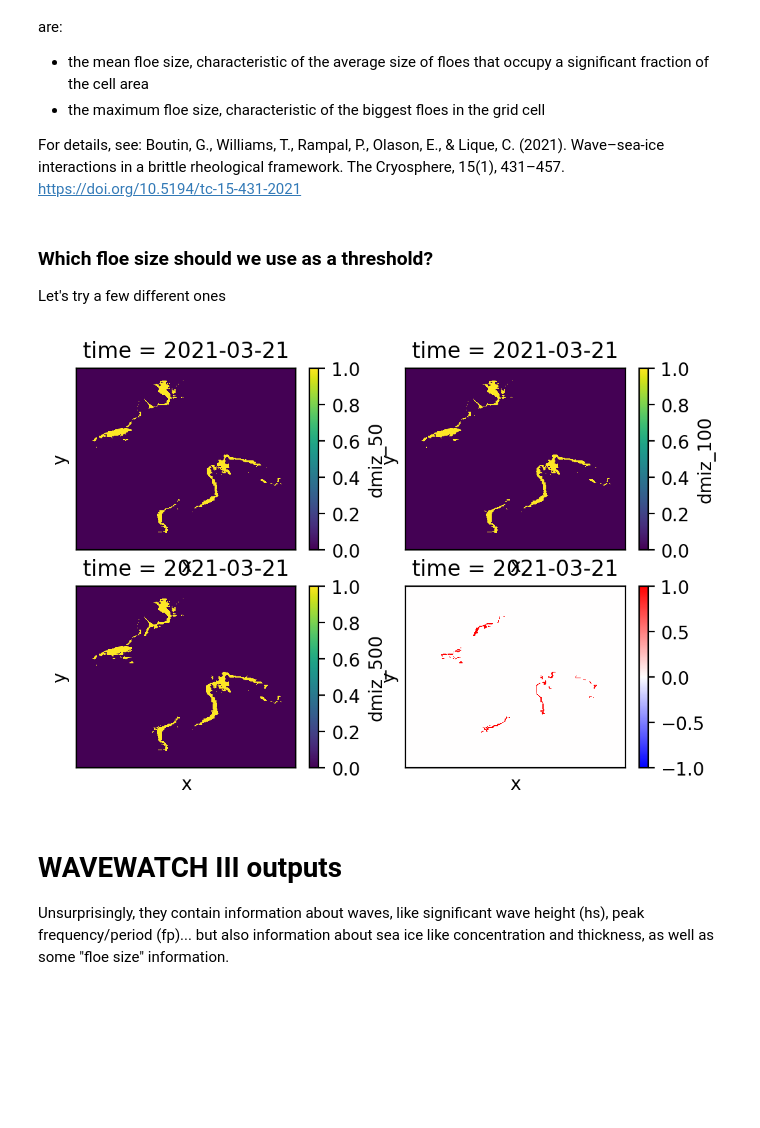
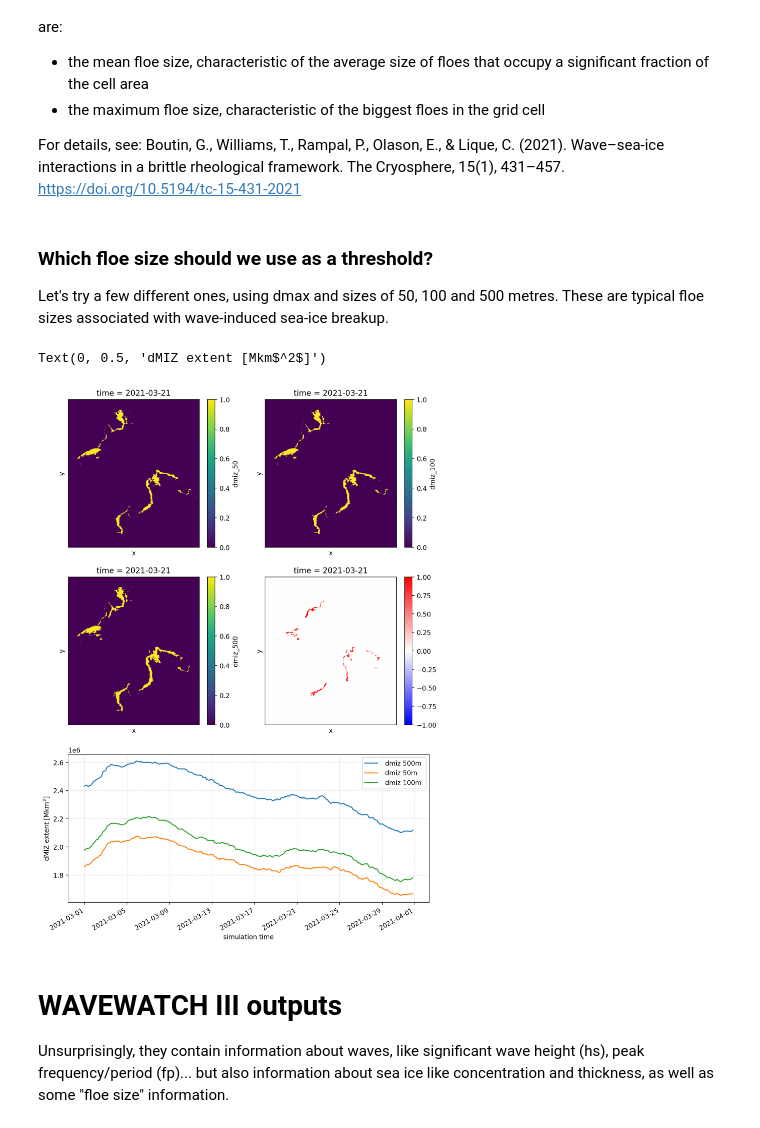
Before and after one commit to sasip-climate/notebooks-nextsim-workshop2025, a Jupyter notebook: tutorial_ww3-nextsim.ipynb, the cells around one changed output. Cells and saved outputs as stored; diff of their text form; code cells hidden in the pictures; blank space fills up the shorter version.

```diff
--- a/tutorial_ww3-nextsim.ipynb
+++ b/tutorial_ww3-nextsim.ipynb
@@ -182,6 +217,10 @@ The marginal ice zone definition is somewhat of a blurry thing. Qualitatively, i
 Now, in practice, how do quantitaively define the MIZ? A standard criterion uses the sea ice concentration This is not so different from the lead fraction.
 # %%
 #####
+def format_map(ax):
+    plt.xticks([])
+    plt.yticks([])
+
 ds_nxm["cmiz"]=xr.where( (ds_nxm['sic']<.8) & (ds_nxm['sic']>=.15),1,0)
 ds_nxm["cmiz_large"]=xr.where( (ds_nxm['sic_consolidated']<.8) & (ds_nxm['sic_consolidated']>=.15),1,0)
 
@@ -190,15 +229,15 @@ fig=plt.figure(figsize=(12,6),dpi=200)
 
 ax=fig.add_subplot(231)
 ds_nxm["sic"].isel(time=tt).plot()
-format_map()
+format_map(ax)
 
 ax=fig.add_subplot(232)
 ds_nxm["cmiz"].isel(time=tt).plot()
-format_map()
+format_map(ax)
 
 ax=fig.add_subplot(233)
 ds_nxm["cmiz_large"].isel(time=tt).plot()
-format_map()
+format_map(ax)
 
 
 ###
@@ -232,7 +271,7 @@ Boutin, G., Williams, T., Rampal, P., Olason, E., & Lique, C. (2021). Wave–sea
 # %% [markdown]
 ### Which floe size should we use as a threshold?
 
-Let's try a few different ones
+Let's try a few different ones, using dmax and sizes of 50, 100 and 500 metres. These are typical floe sizes associated with wave-induced sea-ice breakup.
 # %%
 ds_nxm["dmiz_100"]= xr.where( (ds_nxm['dmax']<=100) & (ds_nxm['sic']>=.15), 1, 0)
 ds_nxm["dmiz_500"]= xr.where( (ds_nxm['dmax']<=500) & (ds_nxm['sic']>=.15), 1, 0)
@@ -240,25 +279,36 @@ ds_nxm["dmiz_50"] = xr.where( (ds_nxm['dmax']<=50) & (ds_nxm['sic']>=.15), 1, 0)
 # %%
 sel_time='2021-03-21T00:00:00'
 
-fig=plt.figure(figsize=(6,4),dpi=200)
+fig=plt.figure(figsize=(10,14),dpi=200)
 
-ax=fig.add_subplot(221)
+ax=fig.add_subplot(321)
 ds_nxm["dmiz_50"].sel(time=sel_time).plot()
-format_map()
+format_map(ax)
 
-ax=fig.add_subplot(222)
+ax=fig.add_subplot(322)
 ds_nxm["dmiz_100"].sel(time=sel_time).plot()
-format_map()
+format_map(ax)
 
-ax=fig.add_subplot(223)
+ax=fig.add_subplot(323)
 ds_nxm["dmiz_500"].sel(time=sel_time).plot()
-format_map()
+format_map(ax)
 
-ax=fig.add_subplot(224)
+ax=fig.add_subplot(324)
 (ds_nxm["dmiz_500"]-ds_nxm["dmiz_50"]).sel(time=sel_time).plot(cmap="bwr",vmin=-1,vmax=1)
-format_map()
+format_map(ax)
+
+ax=fig.add_subplot(313)
+dmiz_500_area_sum = (ds_nxm["dmiz_500"] * grid_area_da).sum(dim=("x", "y"))
+dmiz_500_area_sum.plot(ax=ax, label=" dmiz 500m ")
+dmiz_50_area_sum = (ds_nxm["dmiz_50"] * grid_area_da).sum(dim=("x", "y"))
+dmiz_50_area_sum.plot(ax=ax, label=" dmiz 50m ")
+dmiz_100_area_sum = (ds_nxm["dmiz_100"] * grid_area_da).sum(dim=("x", "y"))
+dmiz_100_area_sum.plot(ax=ax, label=" dmiz 100m ")
+format_timeseries()
+plt.ylabel(r"dMIZ extent [Mkm$^2$]")
 # %% [output]
+Text(0, 0.5, 'dMIZ extent [Mkm$^2$]')
-[figure, old version]
+[figure, new version]
 # %% [markdown]
 # WAVEWATCH III outputs
 
```
Also changed, not shown: parts of 13 cells of this notebook.
